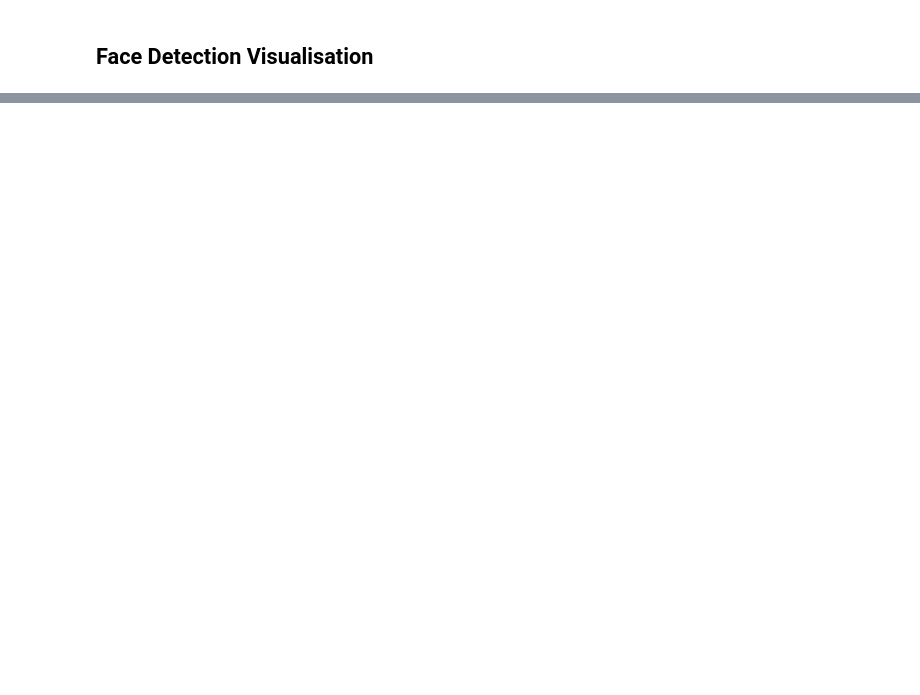
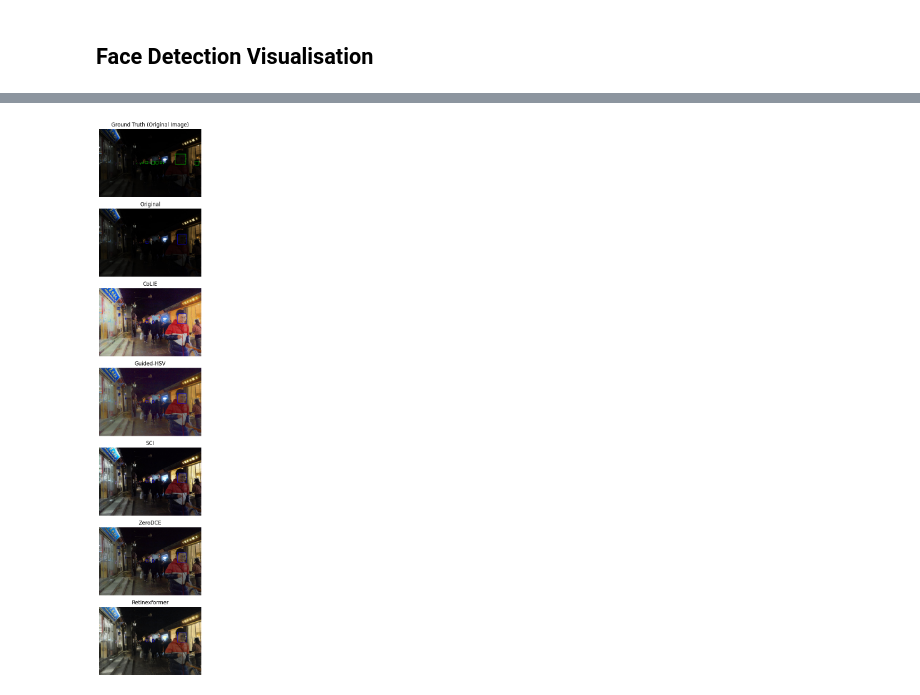
Before and after one commit to DeanP-R/modern-llie-methods, a Jupyter notebook: llie_comparison.ipynb, the cells around one changed output, grey strips where cells are left out. Saved outputs shown, nothing was run; the diff lists cells and outputs as text; code cells hidden in the pictures; blank space fills up the shorter version.

```diff
--- a/llie_comparison.ipynb
+++ b/llie_comparison.ipynb
@@ -1026,0 +904,99 @@ draw_detections_only_debug(img_path, detected, title="CoLIE Detections Only")
+# %%
+import os
+import cv2
+import json
+import numpy as np
+import matplotlib.pyplot as plt
+
+def draw_single_type_boxes(image_path, boxes, colour=(0, 255, 0)):
+    """Draw either GT (green) or PRED (blue) boxes."""
+    if not os.path.exists(image_path):
+        print(f"[ERROR] Missing image: {image_path}")
+        return np.zeros((256, 256, 3), dtype=np.uint8)
+
+    img = cv2.imread(image_path)
+    if img is None:
+        print(f"[ERROR] Failed to read image: {image_path}")
+        return np.zeros((256, 256, 3), dtype=np.uint8)
+
+    img = cv2.cvtColor(img, cv2.COLOR_BGR2RGB)
+    h, w = img.shape[:2]
+
+    for box in boxes or []:
+        if len(box) == 4:
+            x1, y1, x2, y2 = [int(np.clip(c, 0, w if i % 2 == 0 else h)) for i, c in enumerate(box)]
+            if x2 > x1 and y2 > y1:
+                cv2.rectangle(img, (x1, y1), (x2, y2), colour, 2)
+
+    return img
+
+def load_gt_boxes(label_dir, image_filename):
+    base = os.path.splitext(os.path.basename(image_filename))[0]
+    label_path = os.path.join(label_dir, base + ".txt")
+    if not os.path.exists(label_path):
+        print(f"[WARN] No label file for: {label_path}")
+        return []
+
+    with open(label_path, "r") as f:
+        lines = f.readlines()[1:]  # Skip first line (count)
+        boxes = [list(map(int, line.strip().split())) for line in lines if len(line.strip().split()) == 4]
+    return boxes
+
+def show_vertical_composite(image_file, pred_boxes):
+    methods = {
+        "Original": "darkface/images_jpg",
+        "CoLIE": "output/enhanced_images/CoLIE",
+        "Guided-HSV": "output/enhanced_images/Guided-HSV",
+        "SCI": "output/enhanced_images/SCI",
+        "ZeroDCE": "output/enhanced_images/ZeroDCE",
+        "Retinexformer": "output/enhanced_images/Retinexformer"
+    }
+
+    label_dir = "darkface/labels"
+    gt_boxes = load_gt_boxes(label_dir, image_file)
+
+    images, titles = [], []
+
+    # Top image with GT only
+    original_path = os.path.join(methods["Original"], image_file)
+    img_gt = draw_single_type_boxes(original_path, gt_boxes, colour=(0, 255, 0))  # Green
+    images.append(img_gt)
+    titles.append("Ground Truth (Original Image)")
+
+    # Then enhanced images with predictions only
+    for method_name, base_path in methods.items():
+        full_path = os.path.join(base_path, image_file)
+        preds = pred_boxes.get(method_name, {}).get(image_file, [])
+        img_pred = draw_single_type_boxes(full_path, preds, colour=(0, 0, 255))  # Blue
+        images.append(img_pred)
+        titles.append(f"{method_name}")
+
+    # Plot as vertical stack
+    plt.figure(figsize=(6, 18))
+    for i, (img, title) in enumerate(zip(images, titles)):
+        plt.subplot(len(images), 1, i + 1)
+        plt.imshow(img)
+        plt.title(title)
+        plt.axis('off')
+    # plt.suptitle(f"{image_file} — Green = GT (Top), Blue = Prediction (Below)", fontsize=14)
+    plt.tight_layout()
+    plt.show()
+
+def load_all_predictions(json_dir="results"):
+    methods = ["CoLIE","Original", "Guided-HSV", "SCI", "ZeroDCE", "Retinexformer"]
+    pred_boxes = {}
+    for method in methods:
+        path = os.path.join(json_dir, f"{method}.json")
+        if os.path.exists(path):
+            with open(path) as f:
+                pred_boxes[method] = json.load(f)
+        else:
+            print(f"[WARN] Missing prediction file for: {method}")
+    return pred_boxes
+
+# Load and run
+pred_boxes = load_all_predictions("results")
+image_file = "1.jpg"
+show_vertical_composite(image_file, pred_boxes)
+# %% [output]
+[figure, added]
```
Also changed, not shown: parts of 9 cells of this notebook, 1 other file.
